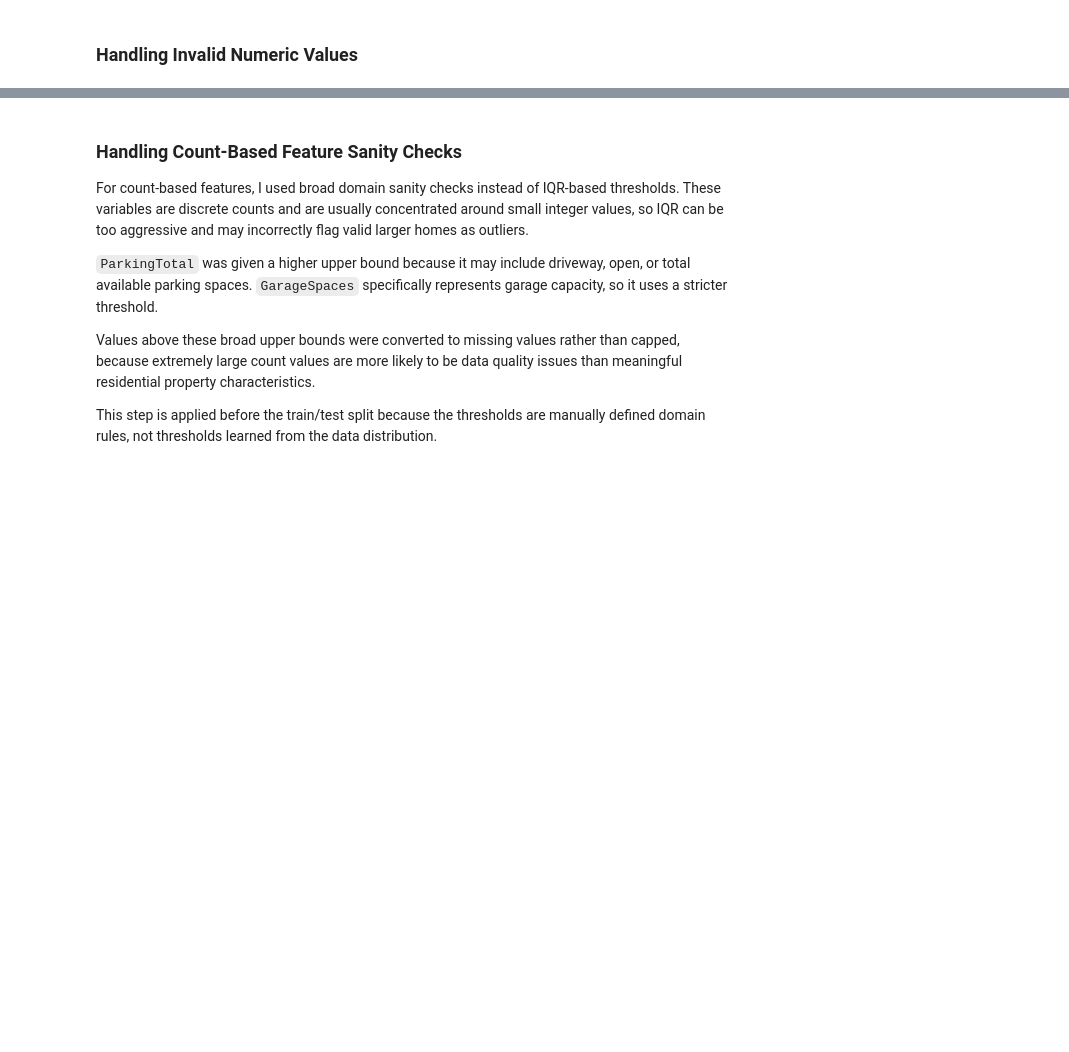
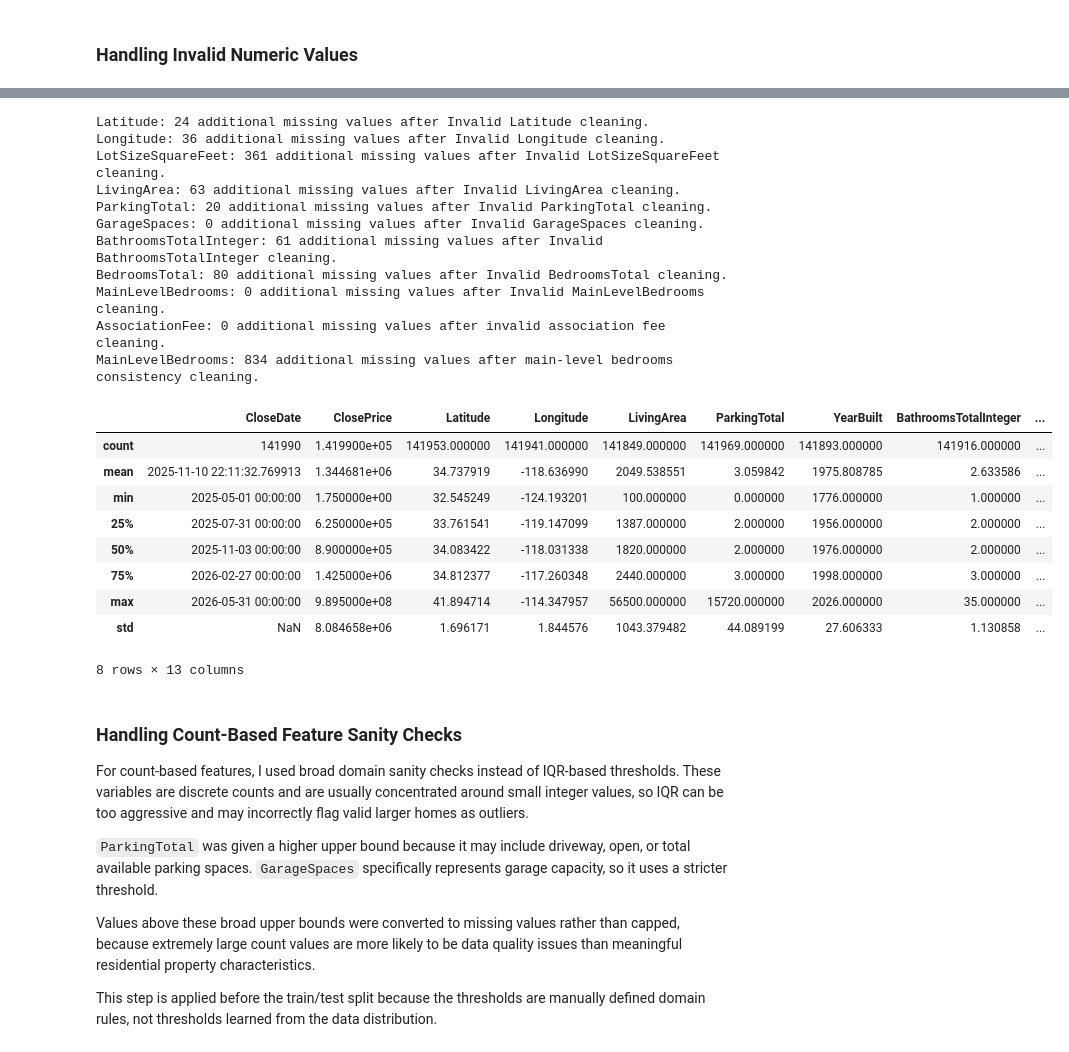
Before and after one commit to kelviny1104-dotcom/IDX-Exchange-summer-2026, a Jupyter notebook: Week3/02_preprocessing.ipynb, the cells around one changed output, grey strips where cells are left out. Cells and saved outputs as stored; diff of their text form; code cells hidden in the pictures; blank space fills up the shorter version.

Commit message:
upload clean.csv

```diff
--- a/Week3/02_preprocessing.ipynb
+++ b/Week3/02_preprocessing.ipynb
@@ -195,33 +270,55 @@ display(df_num.describe().T)
 # %%
 df_current0 = df_current.copy()
 
 def apply_invalid_rule(df, col, condition, rule_name):
     before_missing = df[col].isnull().sum()
 
     df.loc[condition, col] = np.nan
 
     after_missing = df[col].isnull().sum()
 
 
     print(f"{col}: {after_missing - before_missing} additional missing values after {rule_name}.")
 
     return df
 
 # Invalid coordinates for CA
 df_current0 = apply_invalid_rule(df_current0, "Latitude", (df_current0["Latitude"] < 32) | (df_current0["Latitude"] > 42), "Invalid Latitude cleaning")
 df_current0 = apply_invalid_rule(df_current0, "Longitude", (df_current0["Longitude"] < -125) | (df_current0["Longitude"] > -114), "Invalid Longitude cleaning")
 # Invalid numeric property feature
-df_current0 = apply_invalid_rule(df_current0, "LotSizeSquareFeet", (df_current0["LotSizeSquareFeet"] <= 0), "Invalid LotSizeSquareFeet cleaning")
+df_current0 = apply_invalid_rule(df_current0, "LotSizeSquareFeet", (df_current0["LotSizeSquareFeet"] <= 100), "Invalid LotSizeSquareFeet cleaning")
 df_current0 = apply_invalid_rule(df_current0, "LivingArea", (df_current0["LivingArea"] <= 0), "Invalid LivingArea cleaning")
 df_current0 = apply_invalid_rule(df_current0, "ParkingTotal", (df_current0["ParkingTotal"] < 0), "Invalid ParkingTotal cleaning")
 df_current0 = apply_invalid_rule(df_current0, "GarageSpaces", (df_current0["GarageSpaces"] < 0), "Invalid GarageSpaces cleaning")
 df_current0 = apply_invalid_rule(df_current0, "BathroomsTotalInteger", (df_current0["BathroomsTotalInteger"] <= 0), "Invalid BathroomsTotalInteger cleaning")
 df_current0 = apply_invalid_rule(df_current0, "BedroomsTotal", (df_current0["BedroomsTotal"] <= 0), "Invalid BedroomsTotal cleaning")
 df_current0 = apply_invalid_rule(df_current0, "MainLevelBedrooms", (df_current0["MainLevelBedrooms"] < 0), "Invalid MainLevelBedrooms cleaning")
 df_current0 = apply_invalid_rule(df_current0,"AssociationFee",df_current0["AssociationFee"] < 0,"invalid association fee cleaning")
 df_current0 = apply_invalid_rule(df_current0,"MainLevelBedrooms",df_current0["MainLevelBedrooms"] > df_current0["BedroomsTotal"],"main-level bedrooms consistency cleaning")
 
 display(df_current0.describe())
+# %% [output]
+Latitude: 24 additional missing values after Invalid Latitude cleaning.
+Longitude: 36 additional missing values after Invalid Longitude cleaning.
+LotSizeSquareFeet: 361 additional missing values after Invalid LotSizeSquareFeet cleaning.
+LivingArea: 63 additional missing values after Invalid LivingArea cleaning.
+ParkingTotal: 20 additional missing values after Invalid ParkingTotal cleaning.
+GarageSpaces: 0 additional missing values after Invalid GarageSpaces cleaning.
+BathroomsTotalInteger: 61 additional missing values after Invalid BathroomsTotalInteger cleaning.
+BedroomsTotal: 80 additional missing values after Invalid BedroomsTotal cleaning.
+MainLevelBedrooms: 0 additional missing values after Invalid MainLevelBedrooms cleaning.
+AssociationFee: 0 additional missing values after invalid association fee cleaning.
+MainLevelBedrooms: 834 additional missing values after main-level bedrooms consistency cleaning.
+|  | CloseDate | ClosePrice | Latitude | Longitude | LivingArea | ParkingTotal | YearBuilt | BathroomsTotalInteger | ... |
+| count | 141990 | 1.419900e+05 | 141953.000000 | 141941.000000 | 141849.000000 | 141969.000000 | 141893.000000 | 141916.000000 | ... |
+| mean | 2025-11-10 22:11:32.769913 | 1.344681e+06 | 34.737919 | -118.636990 | 2049.538551 | 3.059842 | 1975.808785 | 2.633586 | ... |
+| min | 2025-05-01 00:00:00 | 1.750000e+00 | 32.545249 | -124.193201 | 100.000000 | 0.000000 | 1776.000000 | 1.000000 | ... |
+| 25% | 2025-07-31 00:00:00 | 6.250000e+05 | 33.761541 | -119.147099 | 1387.000000 | 2.000000 | 1956.000000 | 2.000000 | ... |
+| 50% | 2025-11-03 00:00:00 | 8.900000e+05 | 34.083422 | -118.031338 | 1820.000000 | 2.000000 | 1976.000000 | 2.000000 | ... |
+| 75% | 2026-02-27 00:00:00 | 1.425000e+06 | 34.812377 | -117.260348 | 2440.000000 | 3.000000 | 1998.000000 | 3.000000 | ... |
+| max | 2026-05-31 00:00:00 | 9.895000e+08 | 41.894714 | -114.347957 | 56500.000000 | 15720.000000 | 2026.000000 | 35.000000 | ... |
+| std | NaN | 8.084658e+06 | 1.696171 | 1.844576 | 1043.379482 | 44.089199 | 27.606333 | 1.130858 | ... |
+8 rows × 13 columns
 # %% [markdown]
 ### Handling Count-Based Feature Sanity Checks
 
```
Also changed, not shown: parts of 18 cells of this notebook, 2 other files.
